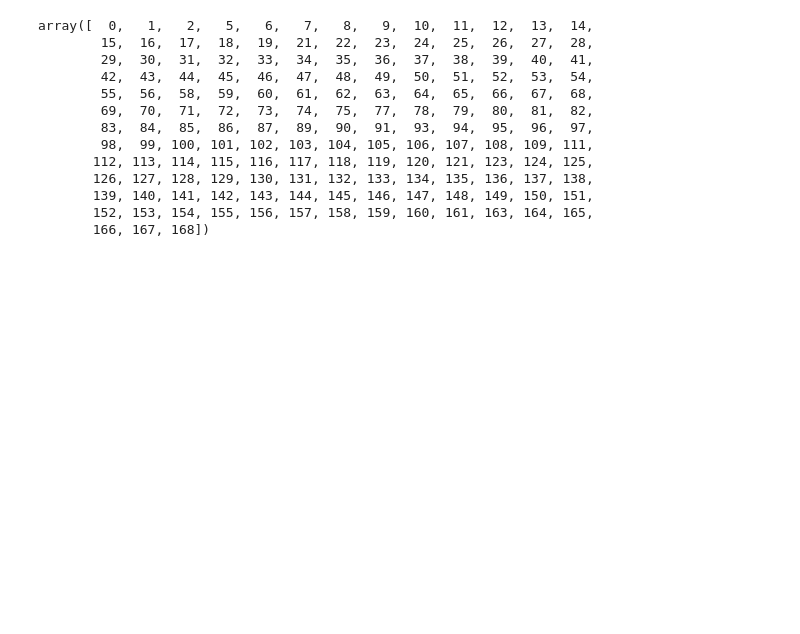
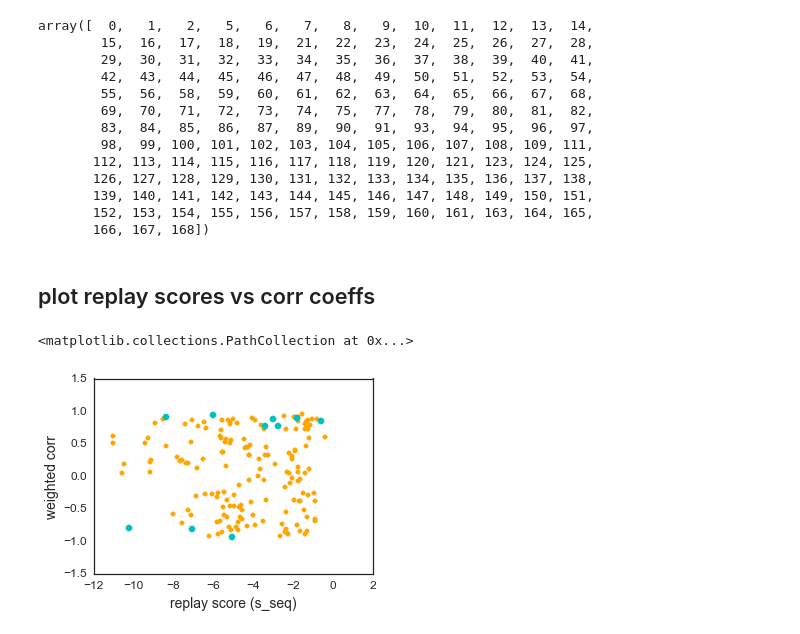
Before and after one commit to eackermann/hc-3, a Jupyter notebook: corr-analysis.ipynb, the cells around one changed output. Cells and saved outputs as stored; diff of their text form; code cells hidden in the pictures; blank space fills up the shorter version.

Commit message:
added replay score vs corr plot

```diff
--- a/corr-analysis.ipynb
+++ b/corr-analysis.ipynb
@@ -1334,3 +1357,18 @@ T, P, prob, PP = decode_swr_sequence(seq,ss_pfsmooth,ss_pfbincenters,pindex,t_bi
 
 print('corr: {}'.format(corrXYprob(T,P,prob)))
 print('exp(seq): {}'.format(np.exp(scores_seq2[seqidx])))
+# %% [markdown]
+## plot replay scores vs corr coeffs
+# %%
+x = SWR_cand_events.s_seq.values
+y = SWR_cand_events['corr'].values
+plt.scatter(x,y,color='orange')
+plt.xlabel('replay score (s_seq)')
+plt.ylabel('weighted corr')
+# add replay events as different color
+x = SWR_cand_events[SWR_cand_events.replay==True].s_seq.values
+y = (SWR_cand_events[SWR_cand_events.replay==True])['corr'].values
+plt.scatter(x,y,color='c',s=40)
+# %% [output]
+<matplotlib.collections.PathCollection at 0x...>
+[figure, added]
```
Also changed, not shown: parts of 2 cells of this notebook.
